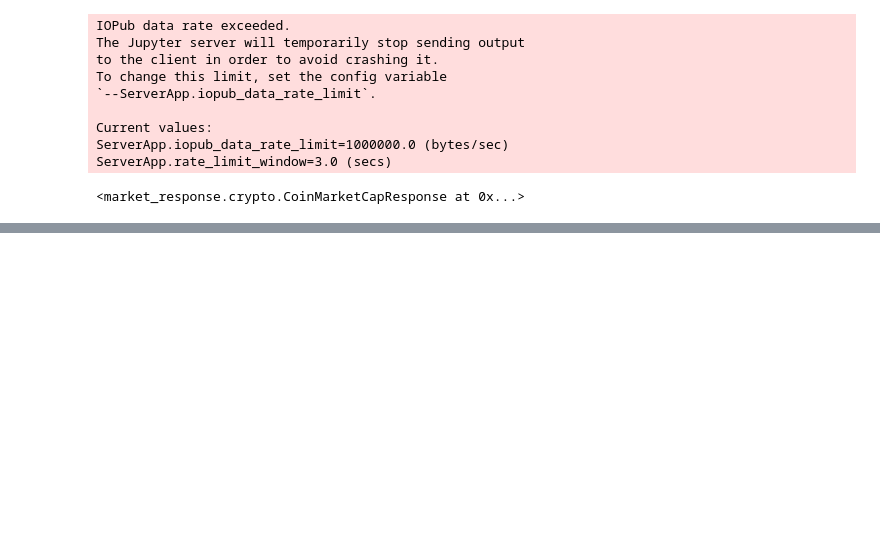
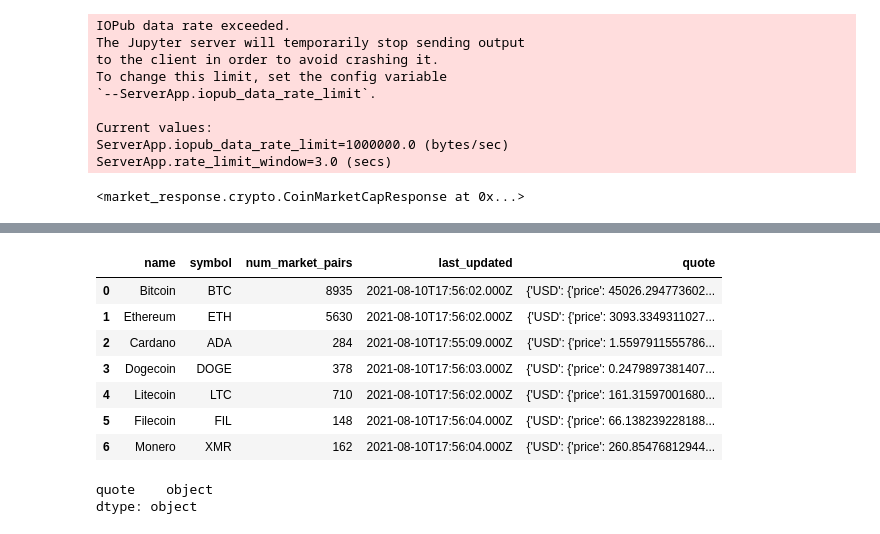
Before and after one commit to jasonjgarcia24/global-crypto-behavior-1, a Jupyter notebook: Global-Crypto-behavior.ipynb, the cells around one changed output, grey strips where cells are left out. Drawn from its saved outputs; the diff is of its cells as text; code cells hidden in the pictures; blank space fills up the shorter version.

```diff
--- a/Global-Crypto-behavior.ipynb
+++ b/Global-Crypto-behavior.ipynb
@@ -100,0 +145,17 @@ data.dataframe.drop(columns = ["platform"])
+# %%
+df1
+# %% [output]
+|  | name | symbol | num_market_pairs | last_updated | quote |
+| 0 | Bitcoin | BTC | 8935 | 2021-08-10T17:56:02.000Z | {'USD': {'price': 45026.294773602... |
+| 1 | Ethereum | ETH | 5630 | 2021-08-10T17:56:02.000Z | {'USD': {'price': 3093.3349311027... |
+| 2 | Cardano | ADA | 284 | 2021-08-10T17:55:09.000Z | {'USD': {'price': 1.5597911555786... |
+| 3 | Dogecoin | DOGE | 378 | 2021-08-10T17:56:03.000Z | {'USD': {'price': 0.2479897381407... |
+| 4 | Litecoin | LTC | 710 | 2021-08-10T17:56:02.000Z | {'USD': {'price': 161.31597001680... |
+| 5 | Filecoin | FIL | 148 | 2021-08-10T17:56:04.000Z | {'USD': {'price': 66.138239228188... |
+| 6 | Monero | XMR | 162 | 2021-08-10T17:56:04.000Z | {'USD': {'price': 260.85476812944... |
+# %%
+df_quote = pd.DataFrame(df1["quote"])
+df_quote.dtypes
+# %% [output]
+quote    object
+dtype: object
```
Also changed, not shown: parts of 11 cells of this notebook.
